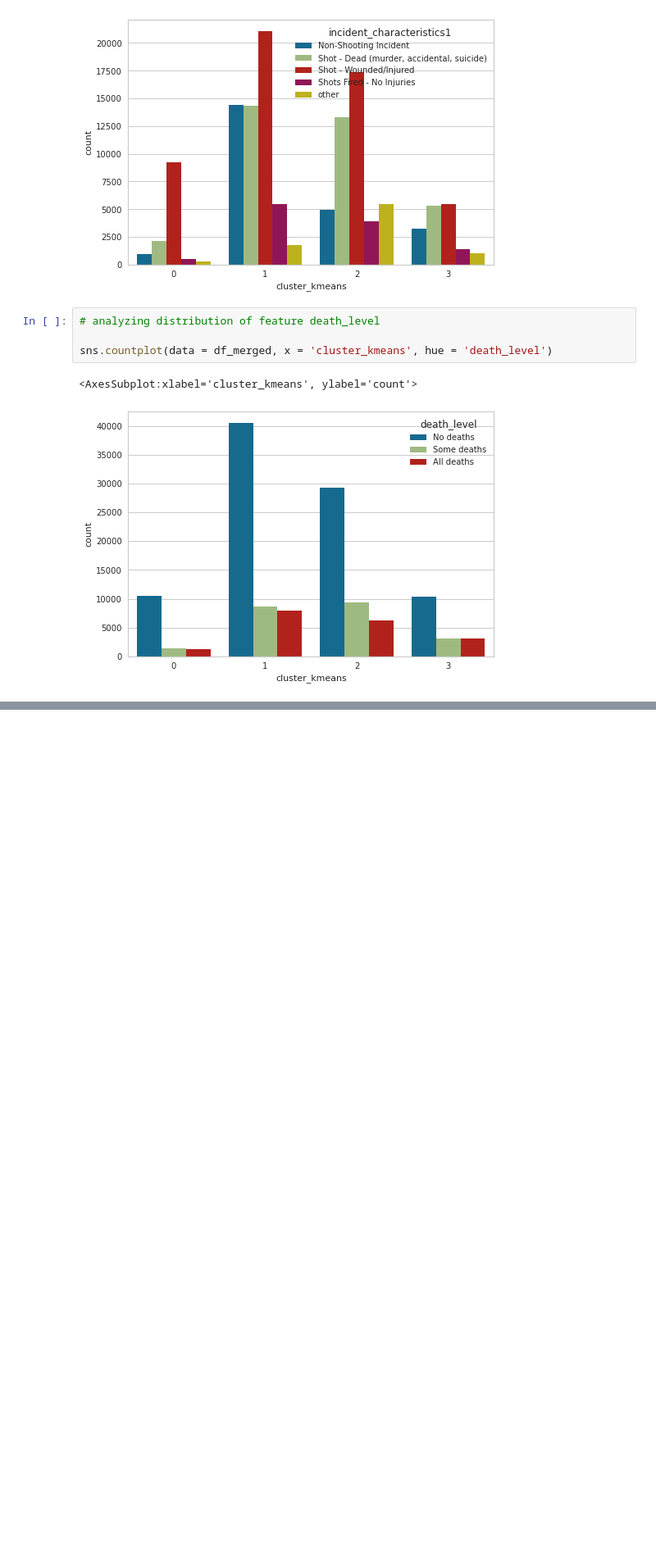
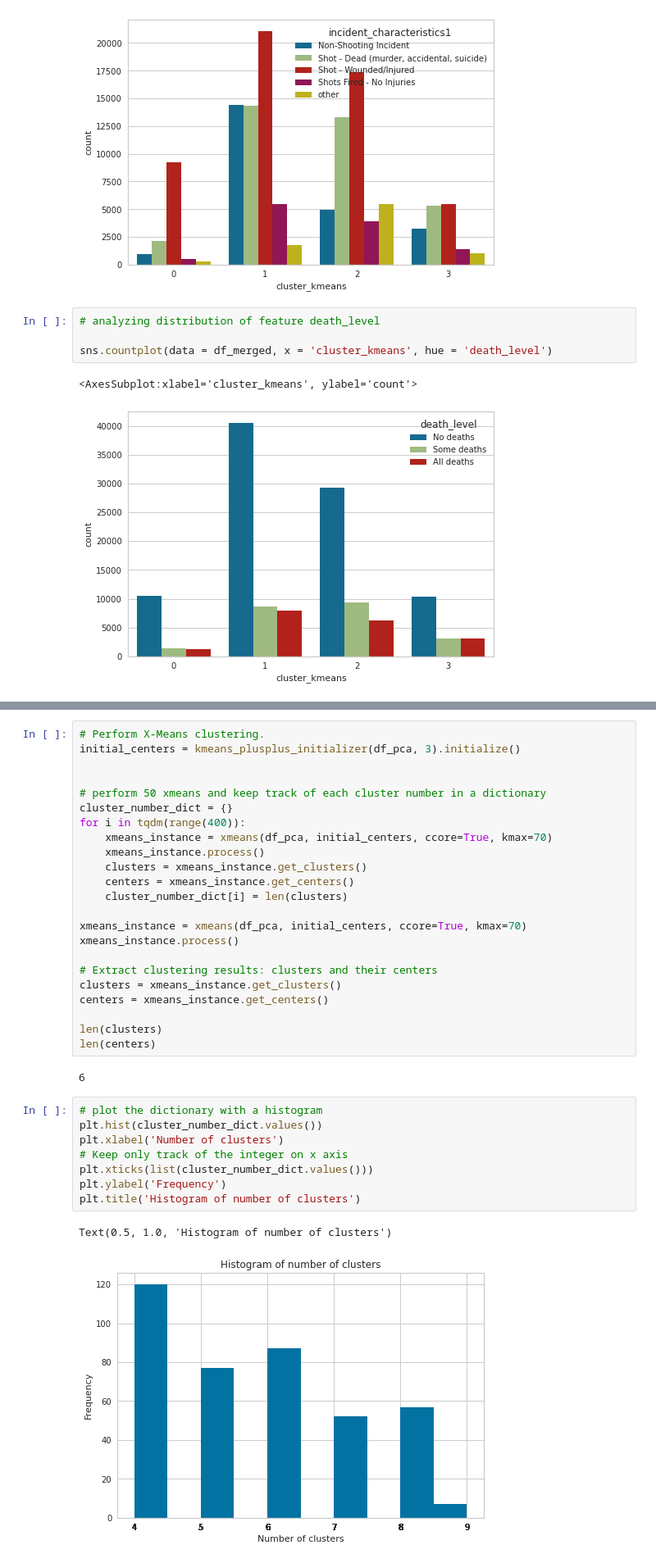
Before and after one commit to TheDarkPyotr/DataMining2023, a Jupyter notebook: source/Task2 - Clustering Analysis/Task2_Clustering_Analysis.ipynb, the cells around one changed output, grey strips where cells are left out. Shown at 82% size. Cells and saved outputs as stored; diff of their text form; blank space fills up the shorter version.

Commit message:
modified clustering analysis on xmeans

```diff
--- a/source/Task2 - Clustering Analysis/Task2_Clustering_Analysis.ipynb
+++ b/source/Task2 - Clustering Analysis/Task2_Clustering_Analysis.ipynb
@@ -450,3 +497,39 @@ np.warnings = warnings
+# %%
+# Perform X-Means clustering.
+initial_centers = kmeans_plusplus_initializer(df_pca, 3).initialize()
+
+
+# perform 50 xmeans and keep track of each cluster number in a dictionary
+cluster_number_dict = {}
+for i in tqdm(range(400)):
+    xmeans_instance = xmeans(df_pca, initial_centers, ccore=True, kmax=70)
+    xmeans_instance.process()
+    clusters = xmeans_instance.get_clusters()
+    centers = xmeans_instance.get_centers()
+    cluster_number_dict[i] = len(clusters)
+
+xmeans_instance = xmeans(df_pca, initial_centers, ccore=True, kmax=70)
+xmeans_instance.process()
+
+# Extract clustering results: clusters and their centers
+clusters = xmeans_instance.get_clusters()
+centers = xmeans_instance.get_centers()
+
+len(clusters)
+len(centers)
+# %% [output]
+6
+# %%
+# plot the dictionary with a histogram
+plt.hist(cluster_number_dict.values())
+plt.xlabel('Number of clusters')
+# Keep only track of the integer on x axis
+plt.xticks(list(cluster_number_dict.values()))
+plt.ylabel('Frequency')
+plt.title('Histogram of number of clusters')
+# %% [output]
+Text(0.5, 1.0, 'Histogram of number of clusters')
+[figure, added]
 # %%
 import numpy as np
 import warnings
```
Also changed, not shown: parts of 8 cells of this notebook.
